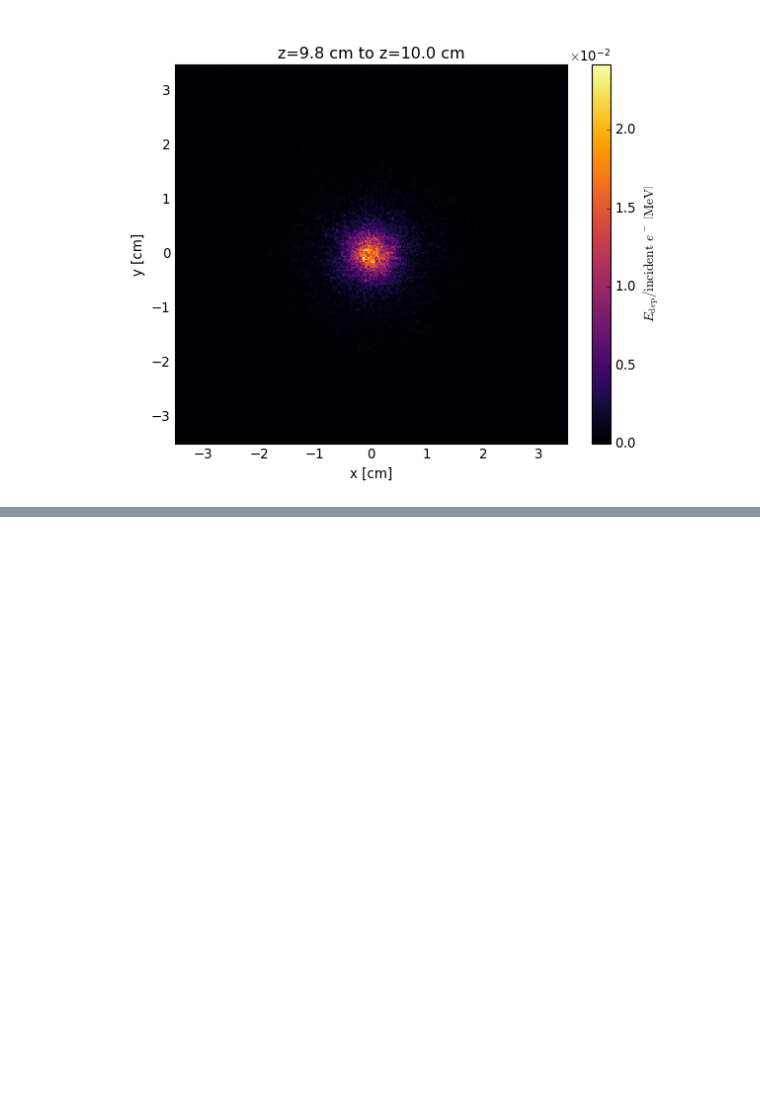
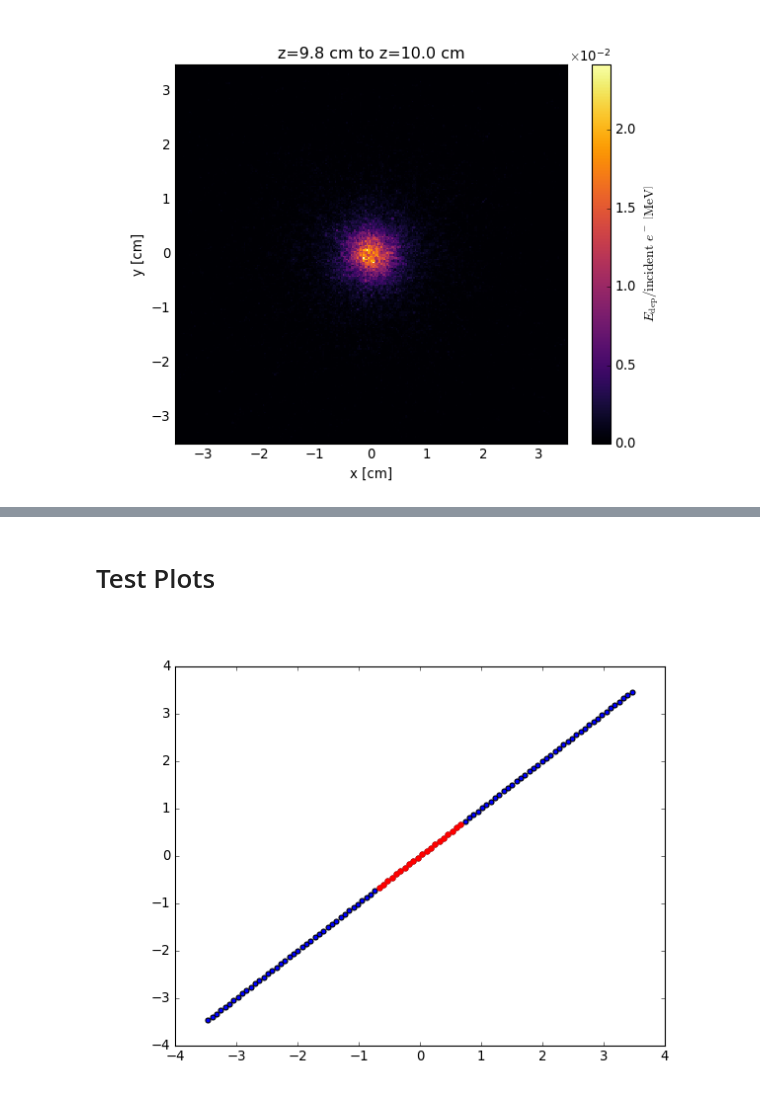
Before and after one commit to MaxVarverakis/G4Bl-LXeSims, a Jupyter notebook: analysis/zslice.ipynb, the cells around one changed output, grey strips where cells are left out. Drawn from its saved outputs; the diff is of its cells as text; code cells hidden in the pictures; blank space fills up the shorter version.

```diff
--- a/analysis/zslice.ipynb
+++ b/analysis/zslice.ipynb
@@ -262,0 +303,7 @@ Exit Window:    1.24e-07 J/g
+# %%
+xz_bins=[50,35]
+xz_EDD = calculate_EDD(projection='y', bins=xz_bins, mask=False)
+
+n = 100
+xy_bins=[n, n]
+xy_EDD = calculate_EDD(projection='z', bins=xy_bins, mask=False)
@@ -262,0 +318,27 @@ Exit Window:    1.24e-07 J/g
+# %%
+main_dep_radius = 1.0 + 1e-3 # cm
+xz_mask = xz_EDD[4] <= main_dep_radius
+xy_mask = np.sqrt(xy_EDD[4]**2 + xy_EDD[3]**2) <= main_dep_radius
+win_mask = [np.sqrt(WinEDD[i][4]**2 + WinEDD[i][3]**2) <= info["WinProperties"]["r_window"] + 1e-3 for i in range(2)]
+
+
+print(f'\n######### Mean EDD/{n_events:.0f} e- #########\n\nLXe:\t{xz_EDD[2].mean():.2e} J/g')
+print(f'Entrance Window: {WinEDD[0][2][win_mask[0]].mean():.2e} J/g\nExit Window:\t{WinEDD[1][2][win_mask[1]].mean():.2e} J/g\n')
+
+# print(f'\n######### Mean EDD/{n_events:.0f} e- (excluding zeros) #########\n\nLXe:\t{xz_EDD[2][xz_EDD[2] > 0].mean():.2e} J/g')
+
+print(f'\n######### Mean EDD/{n_events:.0f} e- #########\n(particles within 1.001 cm of beam axis)\n\nLXe:\t{xy_EDD[2][xy_mask].mean():.2e} J/g')
+
+print(f'\n######### Max EDD/{n_events:.0f} e- #########\n\nLXe:\t{xz_EDD[2].max():.2e} J/g')
+print(f'Entrance Window: {WinEDD[0][2][win_mask[0]].max():.2e} J/g\nExit Window:\t{WinEDD[1][2][win_mask[1]].max():.2e} J/g\n')
+
+
+############## Bulk info below ##############
+
+LXe_mass = info["LXeDim"][0]*info["LXeDim"][1]*info["LXeDim"][2] * info["rho"]["LXe"] #
+
+# print(bin_vol) # volume of tub from other version is 0.0054 cm^3
+
+# Bulk values are smaller since you divide by entire mass of the solid.
+print(f'\n######### Bulk EDD/{n_events:.0f} e- #########\n\nLXe:\t{df_LXe["Edep"].sum() * 1e6 * e_charge / LXe_mass:.2e} J/g') # This matches the mean EDD in detector cubes from other type of LXe partition with cubes
+print(f'Entrance Window: {df_EntranceWin["Edep"].sum() * 1e6 * e_charge / WinMass:.2e} J/g\nExit Window:\t{df_ExitWin["Edep"].sum() * 1e6 * e_charge / WinMass:.2e} J/g\n') # One order of magnitude smaller than tub parition of windows
@@ -262,0 +363,10 @@ Exit Window:    1.24e-07 J/g
+# %% [markdown]
+# Test Plots
+# %%
+plt.close()
+plt.figure()
+plt.scatter(xy_EDD[3], xy_EDD[4])
+plt.scatter(xy_EDD[3][xy_mask], xy_EDD[4][xy_mask], color='r')
+plt.show()
+# %% [output]
+[figure, added]
```
Also changed, not shown: parts of 13 cells of this notebook, 2 other files.
